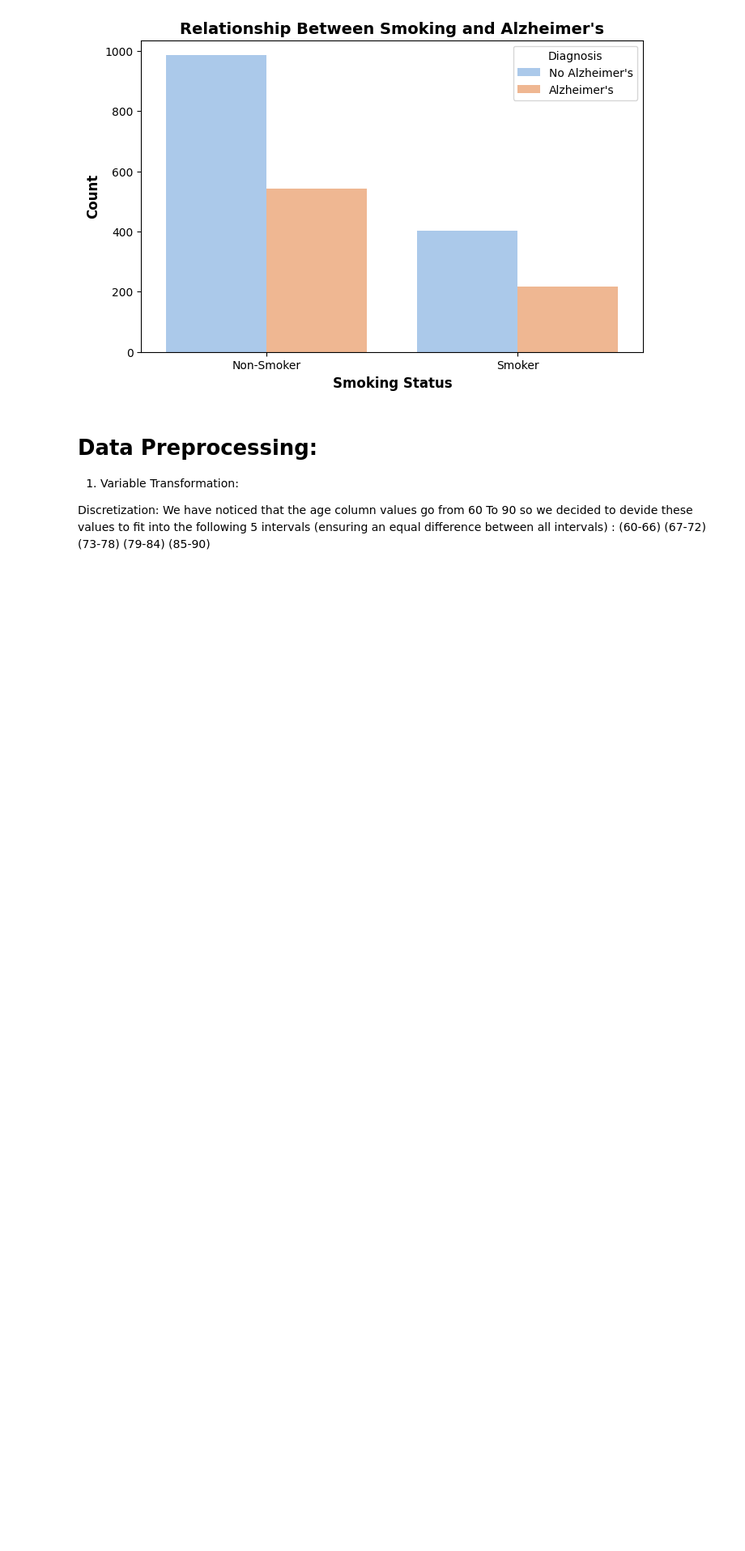
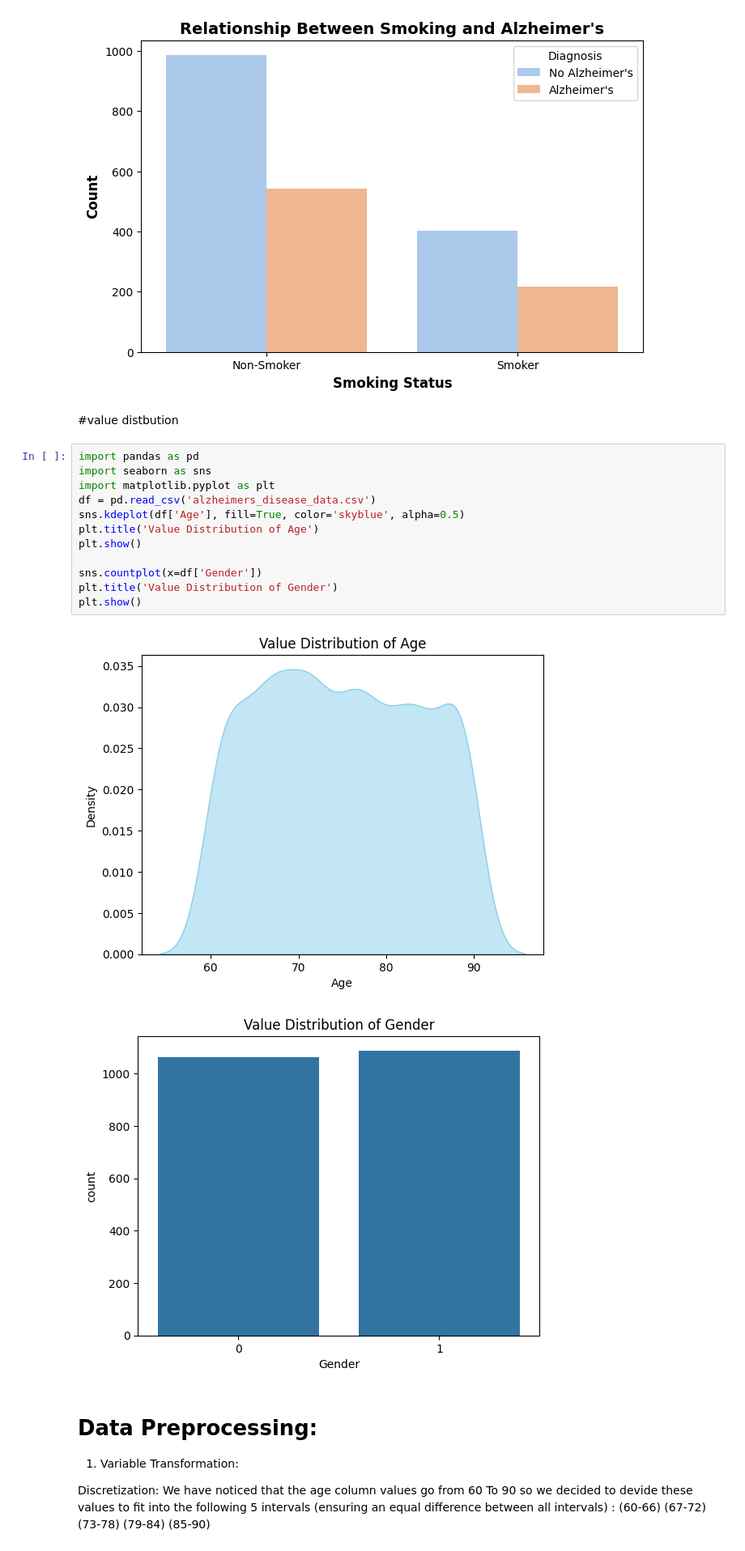
Before and after one commit to leen204/mining-project, a Jupyter notebook: DATA MINING NOTEBOOK.ipynb, the cells around one changed output. Shown at 81% size. Cells and saved outputs as stored; diff of their text form; blank space fills up the shorter version.

```diff
--- a/DATA MINING NOTEBOOK.ipynb
+++ b/DATA MINING NOTEBOOK.ipynb
@@ -237,6 +260,23 @@ plt.legend(title="Diagnosis")
 plt.show()
 # %% [output]
 [figure]
+# %% [markdown]
+#value distbution
+# %%
+import pandas as pd
+import seaborn as sns
+import matplotlib.pyplot as plt
+df = pd.read_csv('alzheimers_disease_data.csv')
+sns.kdeplot(df['Age'], fill=True, color='skyblue', alpha=0.5)
+plt.title('Value Distribution of Age')
+plt.show()
+
+sns.countplot(x=df['Gender'])
+plt.title('Value Distribution of Gender')
+plt.show()
+# %% [output]
+[figure, added]
+[figure, added]
 # %% [markdown]
 # Data Preprocessing:
 
```
Also changed, not shown: parts of 4 cells of this notebook.
